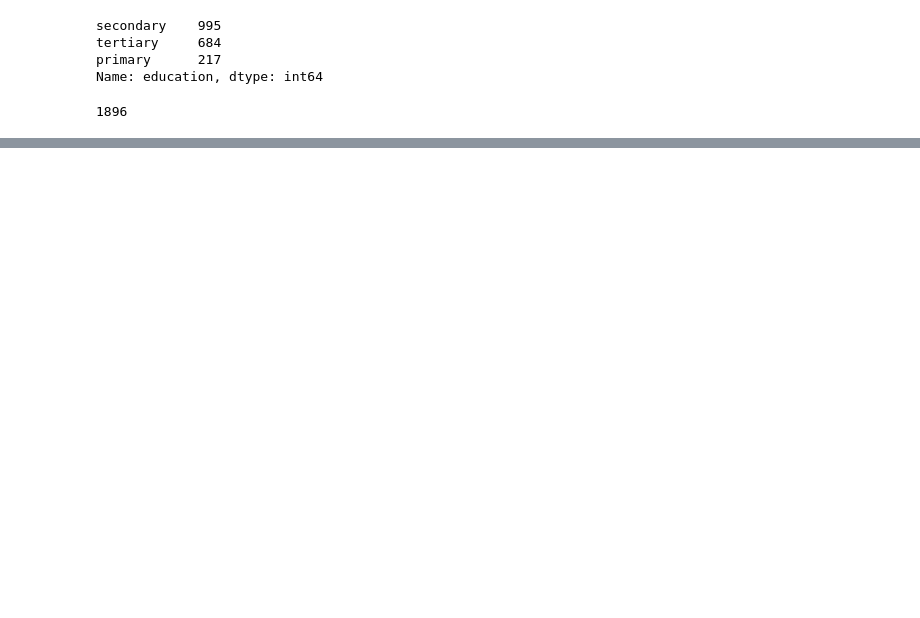
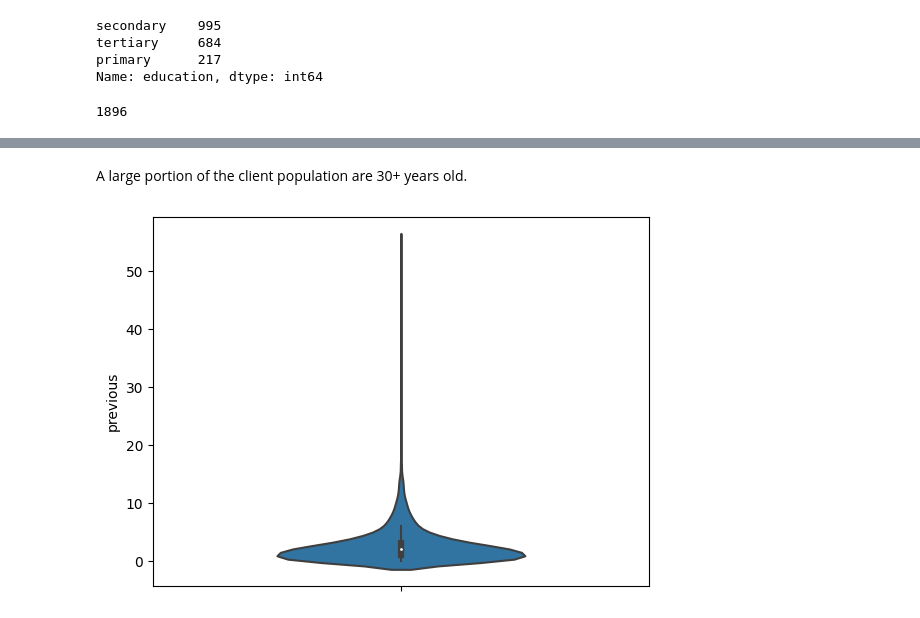
Before and after one commit to ishalazo/CS4168-DataMining-Labs, a Jupyter notebook: Lab1/lab1.ipynb, the cells around one changed output, grey strips where cells are left out. Drawn from its saved outputs; the diff is of its cells as text; code cells hidden in the pictures; blank space fills up the shorter version.

```diff
--- a/Lab1/lab1.ipynb
+++ b/Lab1/lab1.ipynb
@@ -93,0 +113,7 @@ df['education'].count()
+# %% [markdown]
+A large portion of the client population are 30+ years old.
+# %%
+sns.violinplot(y=df['previous'], width=0.5)
+plt.show()
+# %% [output]
+[figure, added]
```
Also changed, not shown: parts of 10 cells of this notebook.
